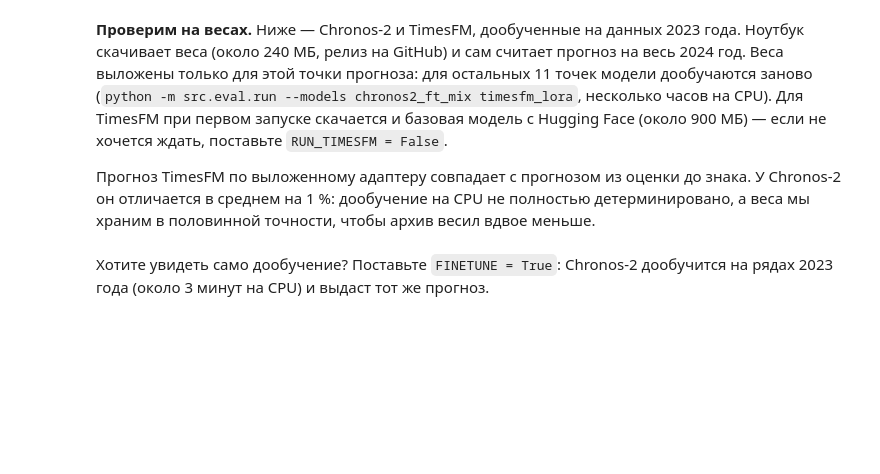
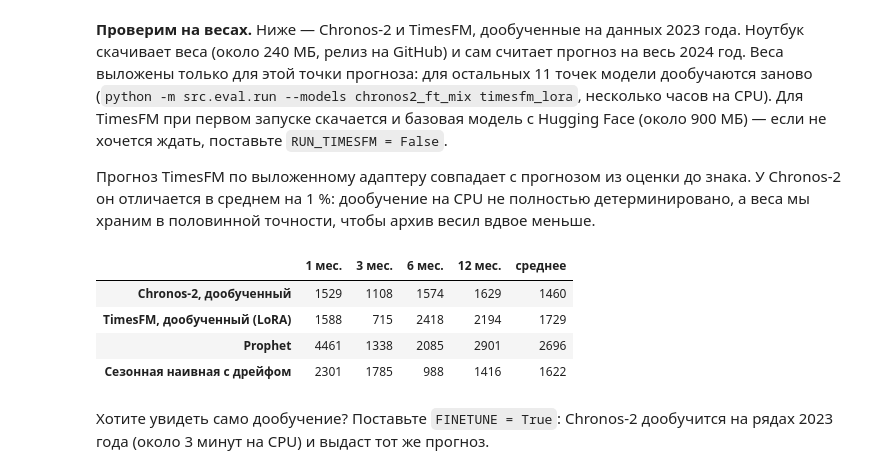
Before and after one commit to ruslankoleso/sberindex-forecast-shocks, a Jupyter notebook: notebooks/solution.ipynb, the cells around one changed output. Drawn from its saved outputs; the diff is of its cells as text; code cells hidden in the pictures; blank space fills up the shorter version.

```diff
--- a/notebooks/solution.ipynb
+++ b/notebooks/solution.ipynb
@@ -156,18 +251,24 @@ plt.show()
 # %%
 from src.forecast import finetuned_weights as fw
 RUN_TIMESFM = True
 fw.fetch()
 P = {"Chronos-2, дообученный": fw.forecast(fw.chronos())}
 if RUN_TIMESFM:
     P["TimesFM, дообученный (LoRA)"] = fw.forecast(fw.timesfm())
 origin = pd.Timestamp(fw.CFG["origin"])
 for m, name in [("prophet", "Prophet"), ("snaive_natg", "Сезонная наивная с дрейфом")]:
     f = pd.read_parquet(FC / f"{m}.parquet")
     P[name] = f[f.origin == origin].pivot(index="target", columns="territory_id", values="y_pred")
 fact = Y.loc[P["Prophet"].index]
 mae = pd.DataFrame({k: (v.reindex(fact.index)[fact.columns] - fact).abs().mean(axis=1) for k, v in P.items()})
-mae.index = [f"{i} мес." for i in range(1, len(mae) + 1)]
+mae.index = [f"{(t.year - origin.year) * 12 + t.month - origin.month} мес." for t in mae.index]   # горизонты 1, 3, 6, 12
 display(mae.T.round(0).astype(int).assign(среднее=lambda d: d.mean(axis=1).round(0).astype(int)))
+# %% [output]
+|  | 1 мес. | 3 мес. | 6 мес. | 12 мес. | среднее |
+| Chronos-2, дообученный | 1529 | 1108 | 1574 | 1629 | 1460 |
+| TimesFM, дообученный (LoRA) | 1588 | 715 | 2418 | 2194 | 1729 |
+| Prophet | 4461 | 1338 | 2085 | 2901 | 2696 |
+| Сезонная наивная с дрейфом | 2301 | 1785 | 988 | 1416 | 1622 |
 # %%
 fig, ax = plt.subplots(1, 2, figsize=(13, 4))
 for a, tid in zip(ax, [1, ref.index[ref.mo_name.str.contains("Соболевский")][0]]):
```
Also changed, not shown: parts of 33 cells of this notebook.
